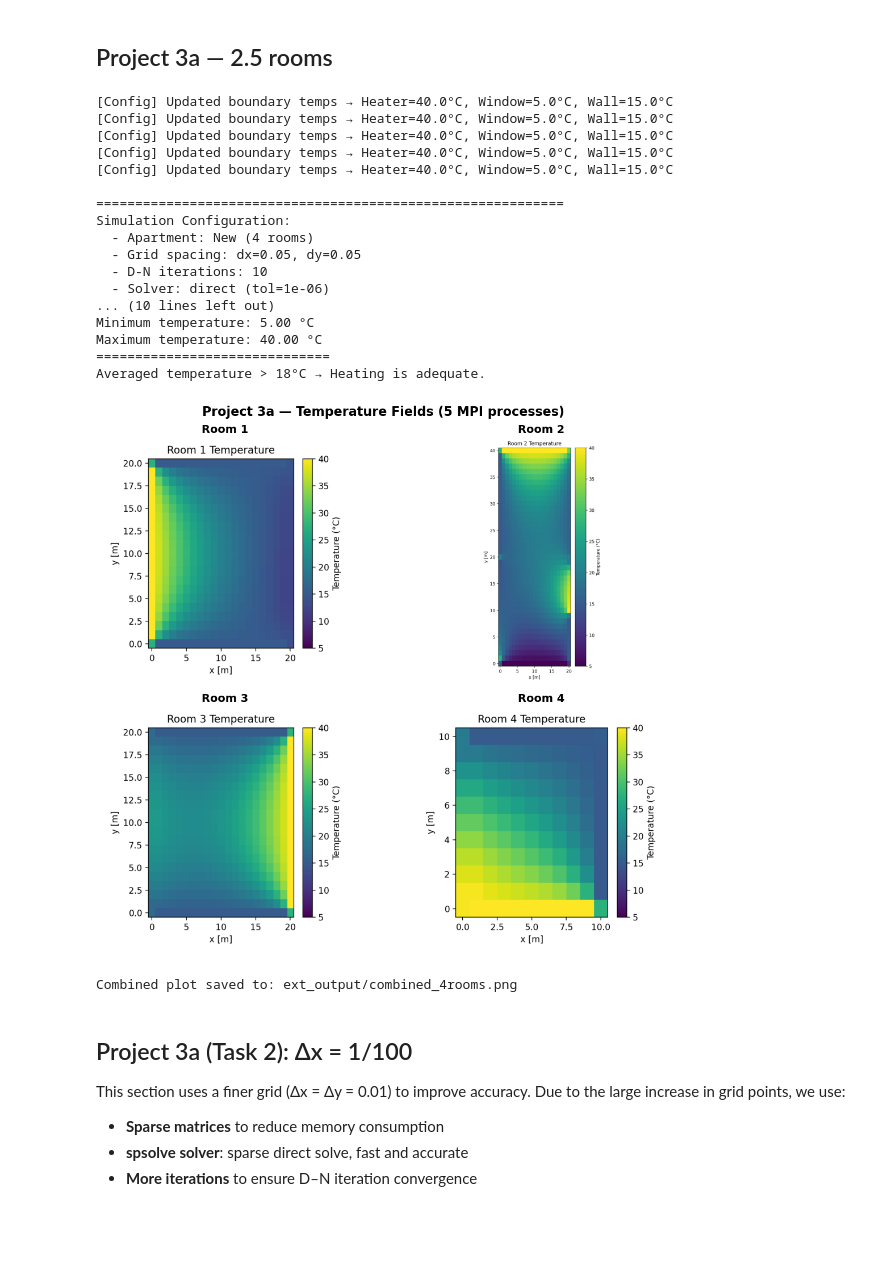
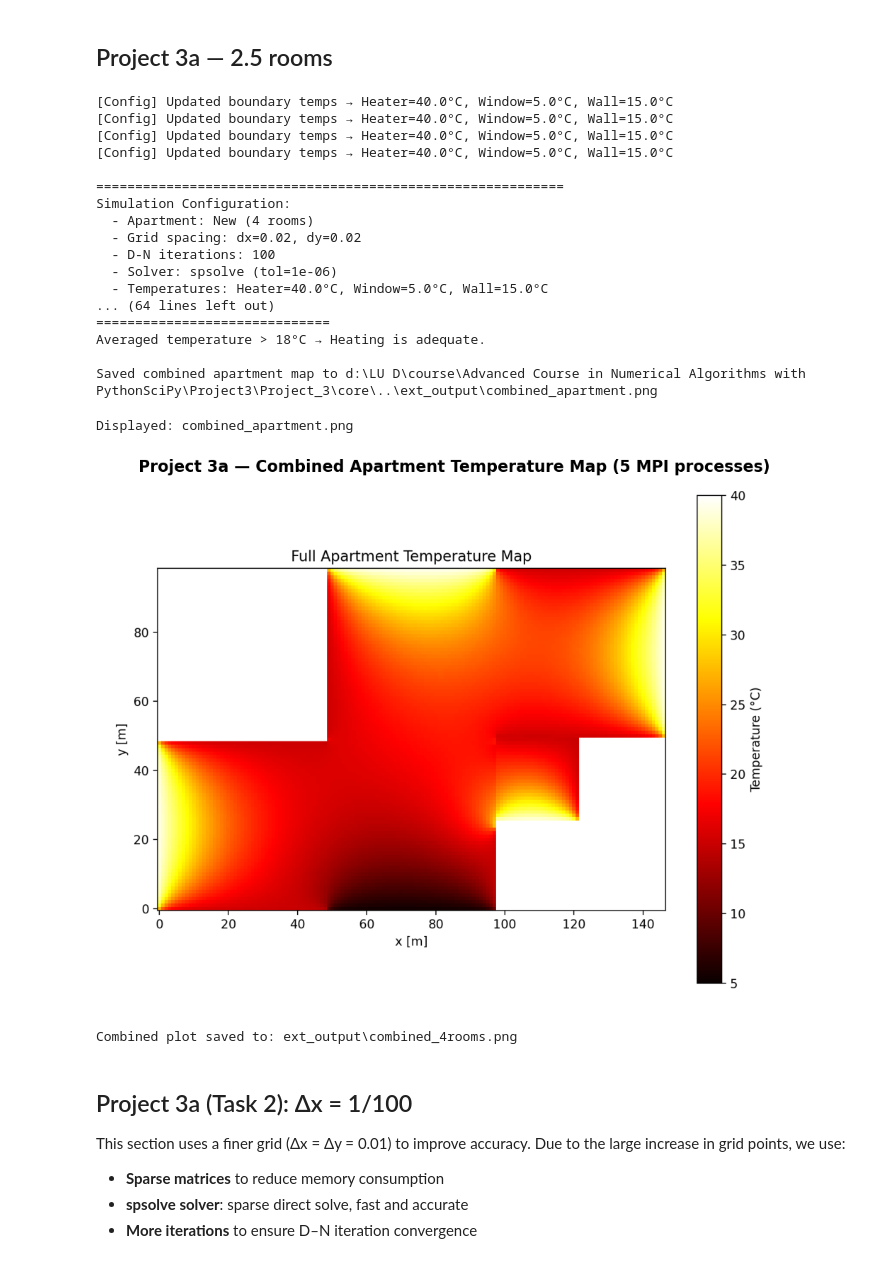
Before and after one commit to Jia0603/Project_3, a Jupyter notebook: project_3.ipynb, the cells around one changed output. Cells and saved outputs as stored; diff of their text form; code cells hidden in the pictures; blank space fills up the shorter version.

```diff
--- a/project_3.ipynb
+++ b/project_3.ipynb
@@ -148,11 +130,12 @@ import os
 from IPython.display import Image, display
 
 outdir = "output"
-files = [f"room{i}.png" for i in (1,2,3)]
-for f in files:
-    p = os.path.join(outdir, f)
-    if os.path.exists(p):
-        display(Image(filename=p))
-    else:
-        print("Missing:", p)
+# Display combined apartment image instead of individual rooms
+combined_file = "combined_apartment.png"
+p = os.path.join(outdir, combined_file)
+if os.path.exists(p):
+    display(Image(filename=p))
+    print(f"Displayed: {combined_file}")
+else:
+    print("Missing:", p)
 # %% [output]
@@ -319,16 +301,16 @@ Heater(°C)   Iters    Procs    Apt Type     Mean T(°C)   Adequate?
 # %% [markdown]
 ## Project 3a — 2.5 rooms
 # %%
-cmd = [mpiexec, "-n", "5", "python", f"main.py", "-n"]
+# cmd = [mpiexec, "-n", "5", "python", f"main.py", "-n"]
 
-result = subprocess.run(cmd, check=True, stdout=subprocess.PIPE, stderr=subprocess.STDOUT, text=True)
+# result = subprocess.run(cmd, check=True, stdout=subprocess.PIPE, stderr=subprocess.STDOUT, text=True)
 
-print(result.stdout)
+# print(result.stdout)
 
-# # or you can use command below:
+# or you can use command below:
 # !mpiexec -n 5 python main.py -n
+!mpiexec -n 5 python -u main.py -n --iters 100 --heater-temp 40 --solver spsolve
 # %% [output]
-[Config] Updated boundary temps → Heater=40.0°C, Window=5.0°C, Wall=15.0°C
 [Config] Updated boundary temps → Heater=40.0°C, Window=5.0°C, Wall=15.0°C
 [Config] Updated boundary temps → Heater=40.0°C, Window=5.0°C, Wall=15.0°C
 [Config] Updated boundary temps → Heater=40.0°C, Window=5.0°C, Wall=15.0°C
@@ -337,54 +319,48 @@ print(result.stdout)
 ============================================================
 Simulation Configuration:
   - Apartment: New (4 rooms)
-  - Grid spacing: dx=0.05, dy=0.05
-  - D-N iterations: 10
-  - Solver: direct (tol=1e-06)
-... (10 lines left out)
-Minimum temperature: 5.00 °C
-Maximum temperature: 40.00 °C
+  - Grid spacing: dx=0.02, dy=0.02
+  - D-N iterations: 100
+  - Solver: spsolve (tol=1e-06)
+  - Temperatures: Heater=40.0°C, Window=5.0°C, Wall=15.0°C
+... (64 lines left out)
 ==============================
 Averaged temperature > 18°C → Heating is adequate.
+
+Saved combined apartment map to d:\LU D\course\Advanced Course in Numerical Algorithms with PythonSciPy\Project3\Project_3\core\..\ext_output\combined_apartment.png
 # %%
 import os
 from matplotlib.image import imread
 import matplotlib.pyplot as plt
 
-
-
 outdir = "output"
 ext_dir = "ext_output"
 
-# 4-room collage plot
-fig, axes = plt.subplots(2, 2, figsize=(12, 10))
-names = [
-    ("room1.png", "Room 1"),
-    ("room2.png", "Room 2"),
-    ("room3.png", "Room 3"),
-    ("room4.png", "Room 4")
-]
+# Display combined apartment image instead of individual rooms
+fig, ax = plt.subplots(1, 1, figsize=(12, 8))
+combined_file = "combined_apartment.png"
+path = os.path.join(ext_dir, combined_file)
 
-for ax, (fname, title) in zip(axes.ravel(), names):
-    path = os.path.join(ext_dir, fname)
-    if os.path.exists(path):
-        img = imread(path)
-        ax.imshow(img)
-        ax.set_title(title, fontsize=14, fontweight='bold')
-    else:
-        ax.text(0.5, 0.5, f"Missing:\n{fname}",
-                ha='center', va='center', fontsize=12, color='red')
+if os.path.exists(path):
+    img = imread(path)
+    ax.imshow(img)
+    ax.set_title("Project 3a — Combined Apartment Temperature Map (5 MPI processes)",
+                 fontsize=16, fontweight='bold')
+    ax.axis('off')
+    print(f"Displayed: {combined_file}")
+else:
+    ax.text(0.5, 0.5, f"Missing:\n{combined_file}",
+            ha='center', va='center', fontsize=12, color='red')
     ax.axis('off')
 
-fig.suptitle("Project 3a — Temperature Fields (5 MPI processes)",
-             fontsize=16, fontweight='bold', y=0.98)
 plt.tight_layout()
-plt.savefig(os.path.join(ext_dir, "combined_4rooms.png"), dpi=150, bbox_inches='tight')
 plt.show()
 
 print(f"Combined plot saved to: {os.path.join(ext_dir, 'combined_4rooms.png')}")
 # %% [output]
+Displayed: combined_apartment.png
-[figure, old version]
+[figure, new version]
-Combined plot saved to: ext_output/combined_4rooms.png
+Combined plot saved to: ext_output\combined_4rooms.png
 # %% [markdown]
 ## Project 3a (Task 2): Δx = 1/100
 This section uses a finer grid (Δx = Δy = 0.01) to improve accuracy.
```
Also changed, not shown: parts of 5 cells of this notebook, 25 other files.
